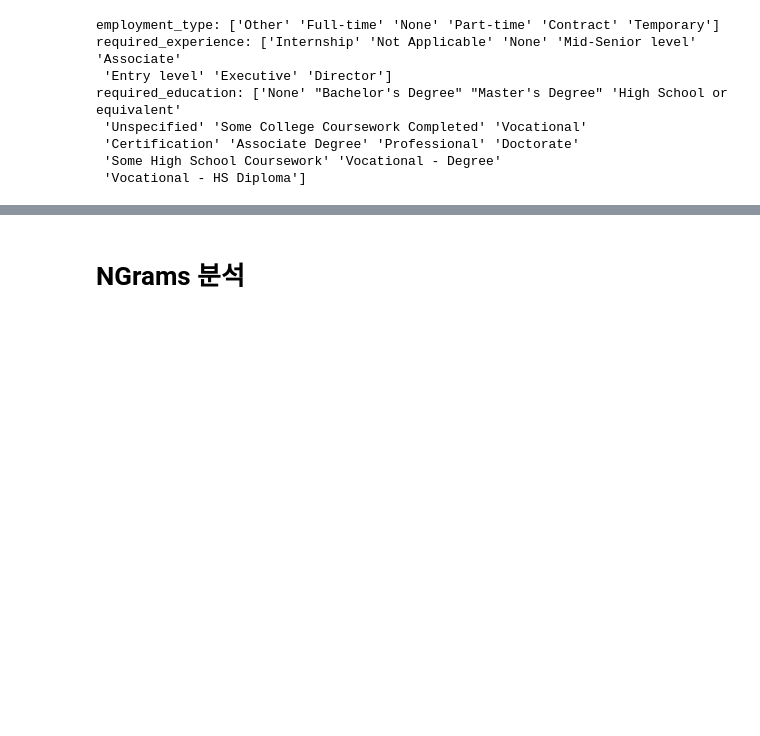
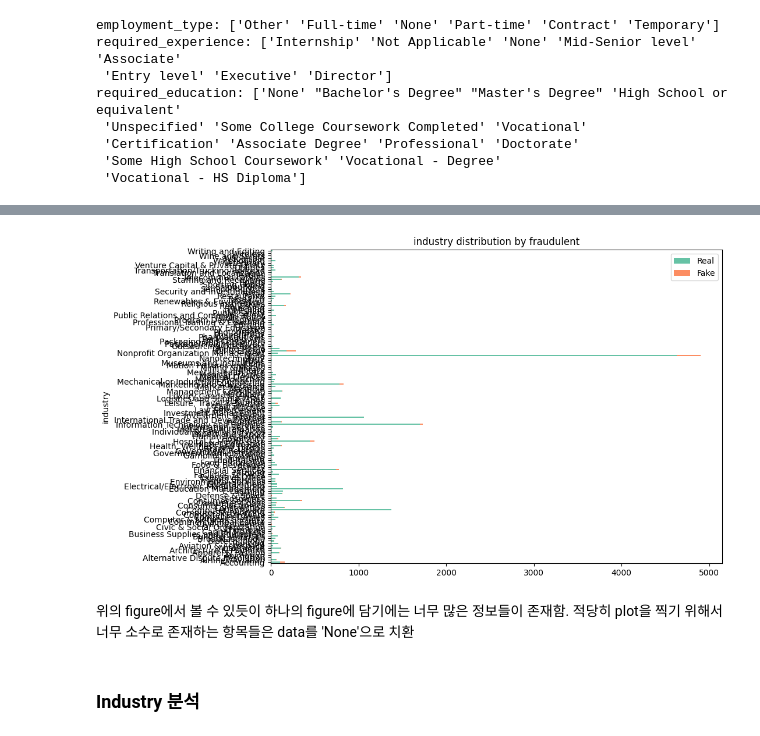
Before and after one commit to glistering96/BigDataAnalysis-HYU-IE, a Jupyter notebook: notebook/EDA_김원준.ipynb, the cells around one changed output, grey strips where cells are left out. Cells and saved outputs as stored; diff of their text form; code cells hidden in the pictures; blank space fills up the shorter version.

Commit message:
Industry 분석까지 완료

```diff
--- a/notebook/EDA_김원준.ipynb
+++ b/notebook/EDA_김원준.ipynb
@@ -381,2 +80,42 @@ dtype: object
-# %% [markdown]
-# NGrams 분석
+# %%
+# 범주형 데이터 플롯 함수
+def cat_label_plot(col, data, r1=0, r2=0, legend_label = ['Real', 'Fake'], stack=False, orient='v', label_bar=False):
+  plt.figure(figsize = (10, 7))
+  ax = plt.subplot(1,1,1)
+  sns.set_palette('Set2')
+
+  if not stack:
+    if orient == 'v':
+      sns.countplot(x = col, data = data, hue = 'fraudulent', ax = ax)
+
+    else:
+      sns.countplot(y = col, data = data, hue = 'fraudulent', ax = ax)
+
+  else:
+    if orient == 'v':
+      data.groupby([col, 'fraudulent']).size().unstack().plot(kind = 'bar', stacked = True, ax = ax)
+
+    else:
+      data.groupby([col, 'fraudulent']).size().unstack().plot(kind = 'barh', stacked = True, ax = ax)
+
+  size = []
+  for p in ax.patches:
+    h = p.get_height()
+    size.append(h)
+    w = p.get_width()
+    x = p.get_x()
+
+    if label_bar:
+      ax.text(x + w/2, h + 5, '{:1.2f}%'.format(h/len(data)*100), ha = 'center', rotation = r2)
+
+  plt.title('{} distribution by fraudulent'.format(col))
+
+  plt.setp(ax.xaxis.get_majorticklabels(), rotation = r1)
+  plt.legend(labels = legend_label)
+  plt.show()
+# %%
+cat_label_plot('industry', cat_df, orient='h', stack=True)
+# %% [output]
+[figure, added]
+# %% [markdown]
+위의 figure에서 볼 수 있듯이 하나의 figure에 담기에는 너무 많은 정보들이 존재함. 적당히 plot을 찍기 위해서 너무 소수로 존재하는 항목들은 data를 'None'으로 치환
@@ -382,0 +131,2 @@ dtype: object
+# %% [markdown]
+### Industry 분석
```
Also changed, not shown: parts of 50 cells of this notebook.
